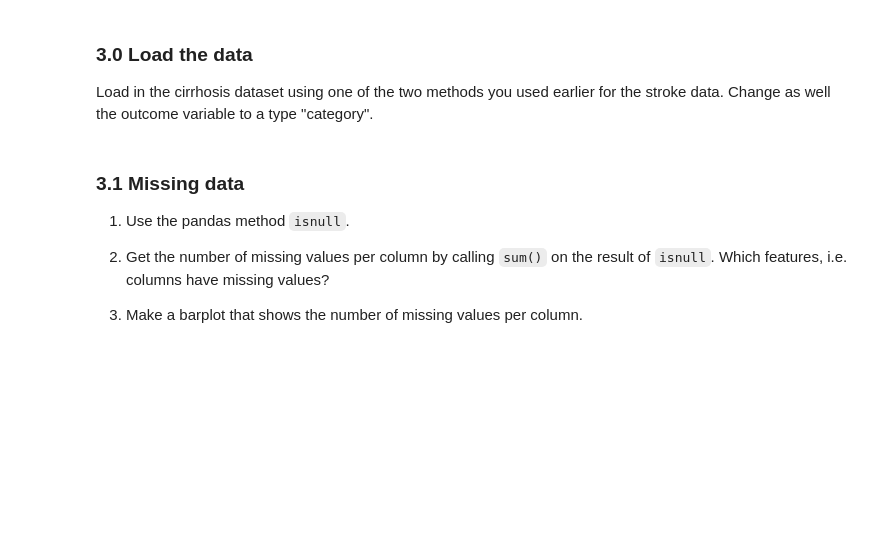
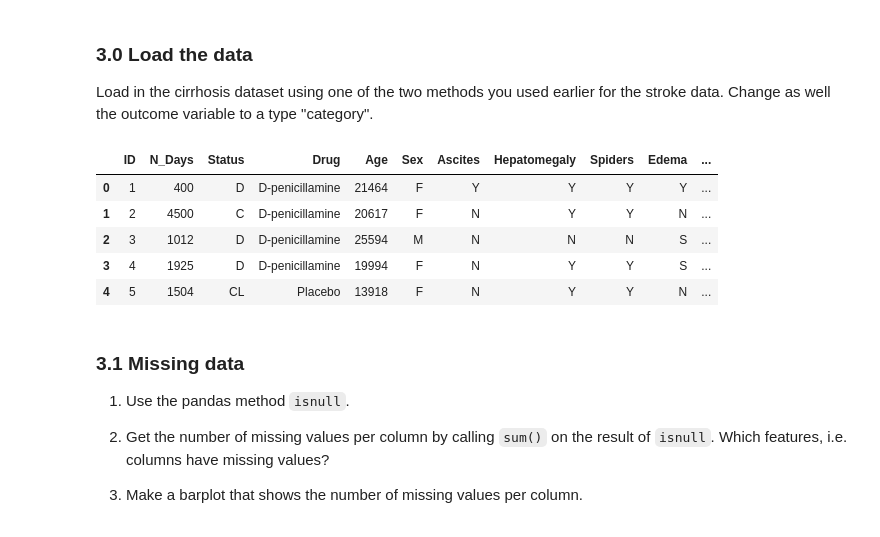
Before and after one commit to Niknyg/Niknyg, a Jupyter notebook: Exercise/Exercise_oct2023.ipynb, the cells around one changed output. Cells and saved outputs as stored; diff of their text form; code cells hidden in the pictures; blank space fills up the shorter version.

```diff
--- a/Exercise/Exercise_oct2023.ipynb
+++ b/Exercise/Exercise_oct2023.ipynb
@@ -342,6 +316,18 @@ Note that imputation is a __complex subject__ and whether it makes sense to do i
 ### 3.0 Load the data
 
 Load in the cirrhosis dataset using one of the two methods you used earlier for the stroke data. Change as well the outcome variable to a type "category".
+# %%
+
+liver = pd.read_csv('https://raw.githubusercontent.com/Center-for-Health-Data-Science/PythonTsunami/refs/heads/2024_Oct/Exercise/datasets/cirrhosis.csv')
+
+liver.head()
+# %% [output]
+|  | ID | N_Days | Status | Drug | Age | Sex | Ascites | Hepatomegaly | Spiders | Edema | ... |
+| 0 | 1 | 400 | D | D-penicillamine | 21464 | F | Y | Y | Y | Y | ... |
+| 1 | 2 | 4500 | C | D-penicillamine | 20617 | F | N | Y | Y | N | ... |
+| 2 | 3 | 1012 | D | D-penicillamine | 25594 | M | N | N | N | S | ... |
+| 3 | 4 | 1925 | D | D-penicillamine | 19994 | F | N | Y | Y | S | ... |
+| 4 | 5 | 1504 | CL | Placebo | 13918 | F | N | Y | Y | N | ... |
 # %% [markdown]
 ### 3.1 Missing data
 
```
Also changed, not shown: parts of 6 cells of this notebook.
